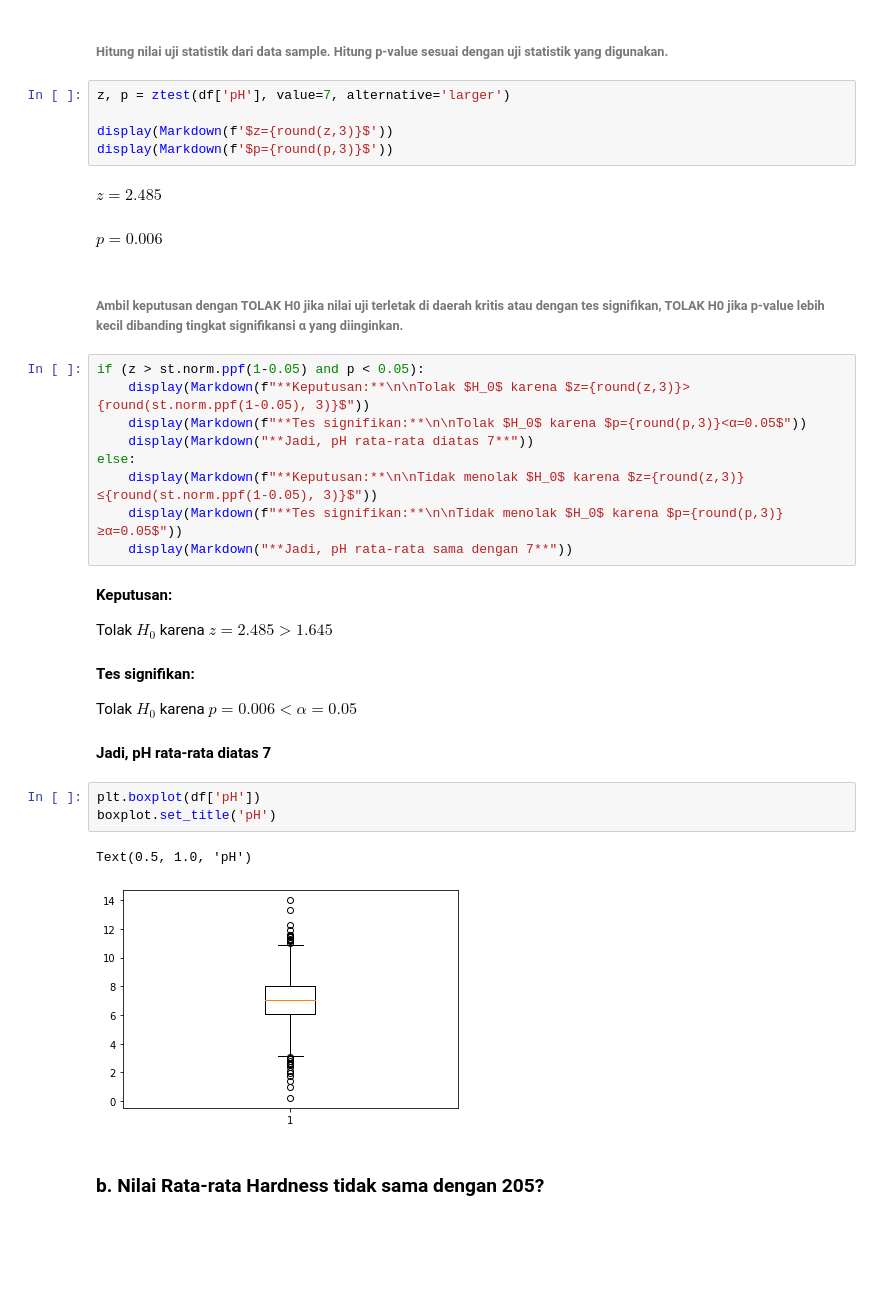
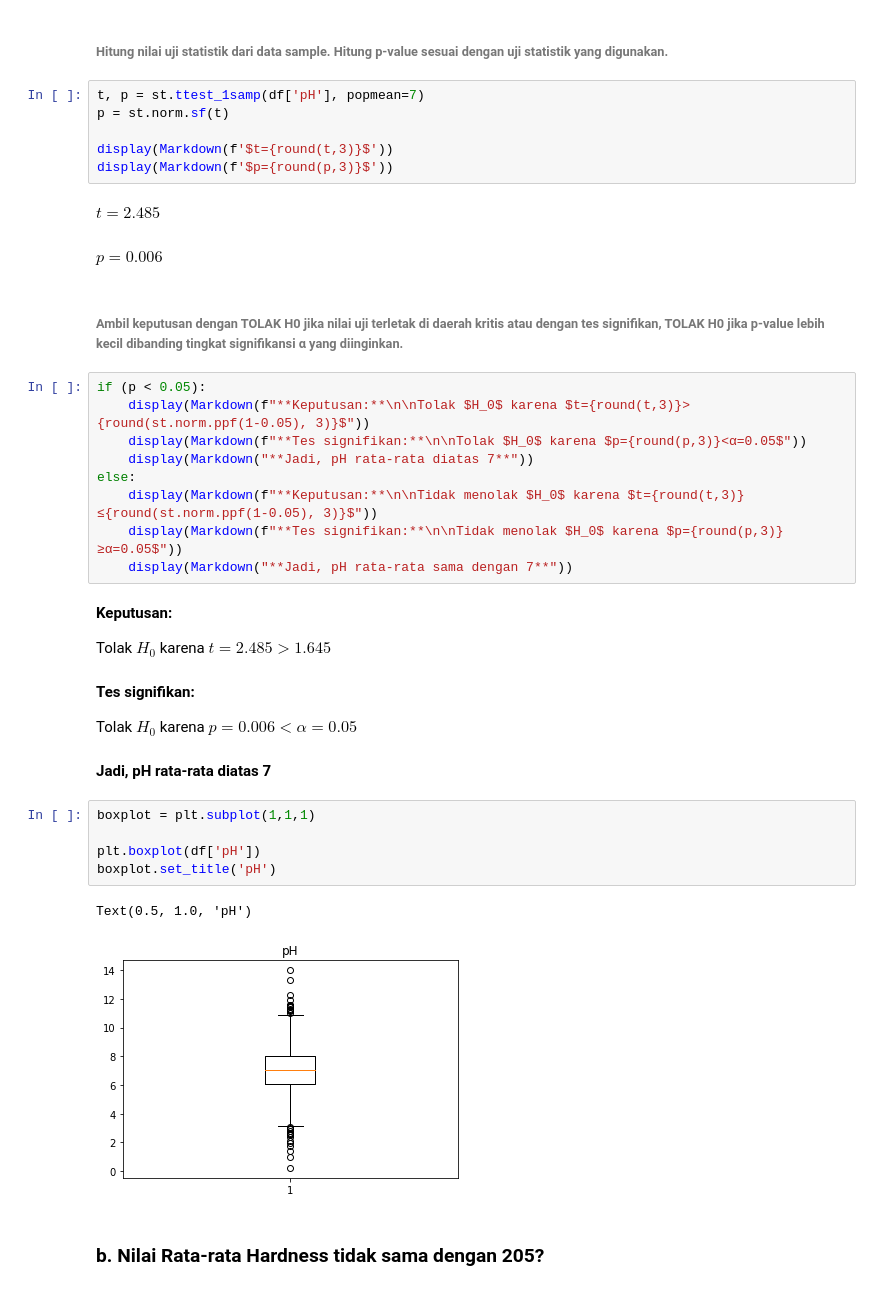
Before and after one commit to msyahrulsp/water-potability, a Jupyter notebook: Soal-4.ipynb, the cells around one changed output. Cells and saved outputs as stored; diff of their text form; blank space fills up the shorter version.

```diff
--- a/Soal-4.ipynb
+++ b/Soal-4.ipynb
@@ -61,38 +59,41 @@ z=\frac{\bar{x}-\mu_0}{\sigma/\sqrt{n}}
 # %% [markdown]
 ###### Hitung nilai uji statistik dari data sample. Hitung p-value sesuai dengan uji statistik yang digunakan.
 # %%
-z, p = ztest(df['pH'], value=7, alternative='larger')
+t, p = st.ttest_1samp(df['pH'], popmean=7)
+p = st.norm.sf(t)
 
-display(Markdown(f'$z={round(z,3)}$'))
+display(Markdown(f'$t={round(t,3)}$'))
 display(Markdown(f'$p={round(p,3)}$'))
 # %% [output]
-$z=2.485$
+$t=2.485$
 $p=0.006$
 # %% [markdown]
 ###### Ambil keputusan dengan TOLAK H0 jika nilai uji terletak di daerah kritis atau dengan tes signifikan, TOLAK H0 jika p-value lebih kecil dibanding tingkat signifikansi α yang diinginkan.
 # %%
-if (z > st.norm.ppf(1-0.05) and p < 0.05):
-    display(Markdown(f"**Keputusan:**\n\nTolak $H_0$ karena $z={round(z,3)}>{round(st.norm.ppf(1-0.05), 3)}$"))
+if (p < 0.05):
+    display(Markdown(f"**Keputusan:**\n\nTolak $H_0$ karena $t={round(t,3)}>{round(st.norm.ppf(1-0.05), 3)}$"))
     display(Markdown(f"**Tes signifikan:**\n\nTolak $H_0$ karena $p={round(p,3)}<α=0.05$"))
     display(Markdown("**Jadi, pH rata-rata diatas 7**"))
 else:
-    display(Markdown(f"**Keputusan:**\n\nTidak menolak $H_0$ karena $z={round(z,3)}≤{round(st.norm.ppf(1-0.05), 3)}$"))
+    display(Markdown(f"**Keputusan:**\n\nTidak menolak $H_0$ karena $t={round(t,3)}≤{round(st.norm.ppf(1-0.05), 3)}$"))
     display(Markdown(f"**Tes signifikan:**\n\nTidak menolak $H_0$ karena $p={round(p,3)}≥α=0.05$"))
     display(Markdown("**Jadi, pH rata-rata sama dengan 7**"))
 # %% [output]
 **Keputusan:**
 
-Tolak $H_0$ karena $z=2.485>1.645$
+Tolak $H_0$ karena $t=2.485>1.645$
 **Tes signifikan:**
 
 Tolak $H_0$ karena $p=0.006<α=0.05$
 **Jadi, pH rata-rata diatas 7**
 # %%
+boxplot = plt.subplot(1,1,1)
+
 plt.boxplot(df['pH'])
 boxplot.set_title('pH')
 # %% [output]
 Text(0.5, 1.0, 'pH')
-[figure, old version]
+[figure, new version]
 # %% [markdown]
 ### b. Nilai Rata-rata Hardness tidak sama dengan 205?
 # %% [markdown]
```
Also changed, not shown: parts of 13 cells of this notebook.
